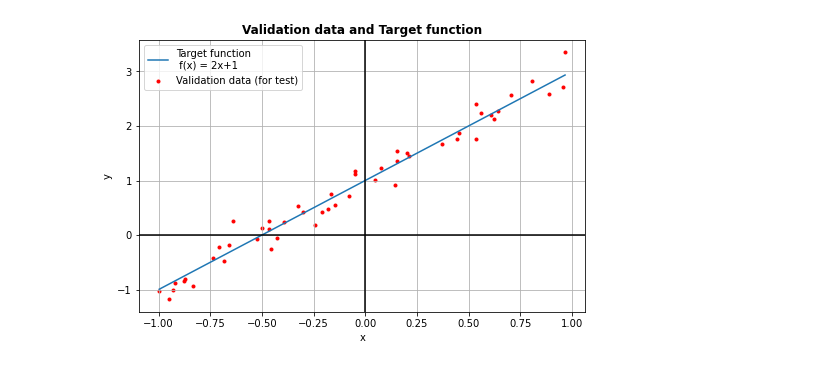
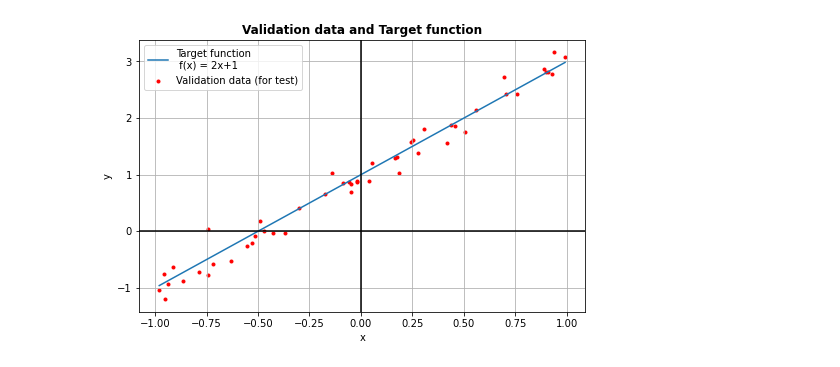
Before and after one commit to martinozanetti/LSN-Martino-Zanetti, a Jupyter notebook: 11_finire/my-11.1.ipynb, the cells around one changed output. Cells and saved outputs as stored; diff of their text form; code cells hidden in the pictures.

```diff
--- a/11_finire/my-11.1.ipynb
+++ b/11_finire/my-11.1.ipynb
@@ -54,8 +21,8 @@ import numpy as np
 # ==============================================
 
 # parametri da indagare
-N_epochs = 50
-N_train = 2000 # <<< train
+N_epochs = 20
+N_train = 1000 # <<< train
 N_valid = 50 # <<< test
 Sigma = 0.2
 
@@ -64,34 +31,34 @@ m = 2 # slope
 b = 1 # intersect
 
 # ==============================================
 # Generate input data, deviating
 # from ideal behaviour [random noise - sigma]
 # ==============================================
 
 np.random.seed(0)
 x_train = np.random.uniform(-1, 1, N_train)        # training inputs
 x_valid = np.random.uniform(-1, 1, N_valid)        # ...
 x_valid.sort()
 y_target = m * x_valid + b                         # target linear function
 
 sigma = Sigma                                      # noise standard deviation
 y_train = np.random.normal(m * x_train + b, sigma) # array of measures from which we want to guess regression parameters
 y_valid = np.random.normal(m * x_valid + b, sigma) # array of measures from which we want to test prediction ability of the NN
 
 # plot validation and target dataset
 plt.figure(figsize=(8,5))
 plt.plot(x_valid, y_target, label = "Target function\n f(x) = 2x+1")
 plt.scatter(x_valid, y_valid, marker = ".", color='r', label='Validation data (for test)')
 plt.xlabel("x")
 plt.ylabel("y")
 plt.title("Validation data and Target function", fontweight = "bold")
 plt.axhline(y=0, color = "k")
 plt.axvline(x=0, color = "k")
 plt.grid()
 plt.legend()
 plt.show()
 # %% [output]
-[figure, old version]
+[figure, new version]
 # %%
 # Use PYTHON 3.9.12
 
```
Also changed, not shown: parts of 9 cells of this notebook, 2 other files.
